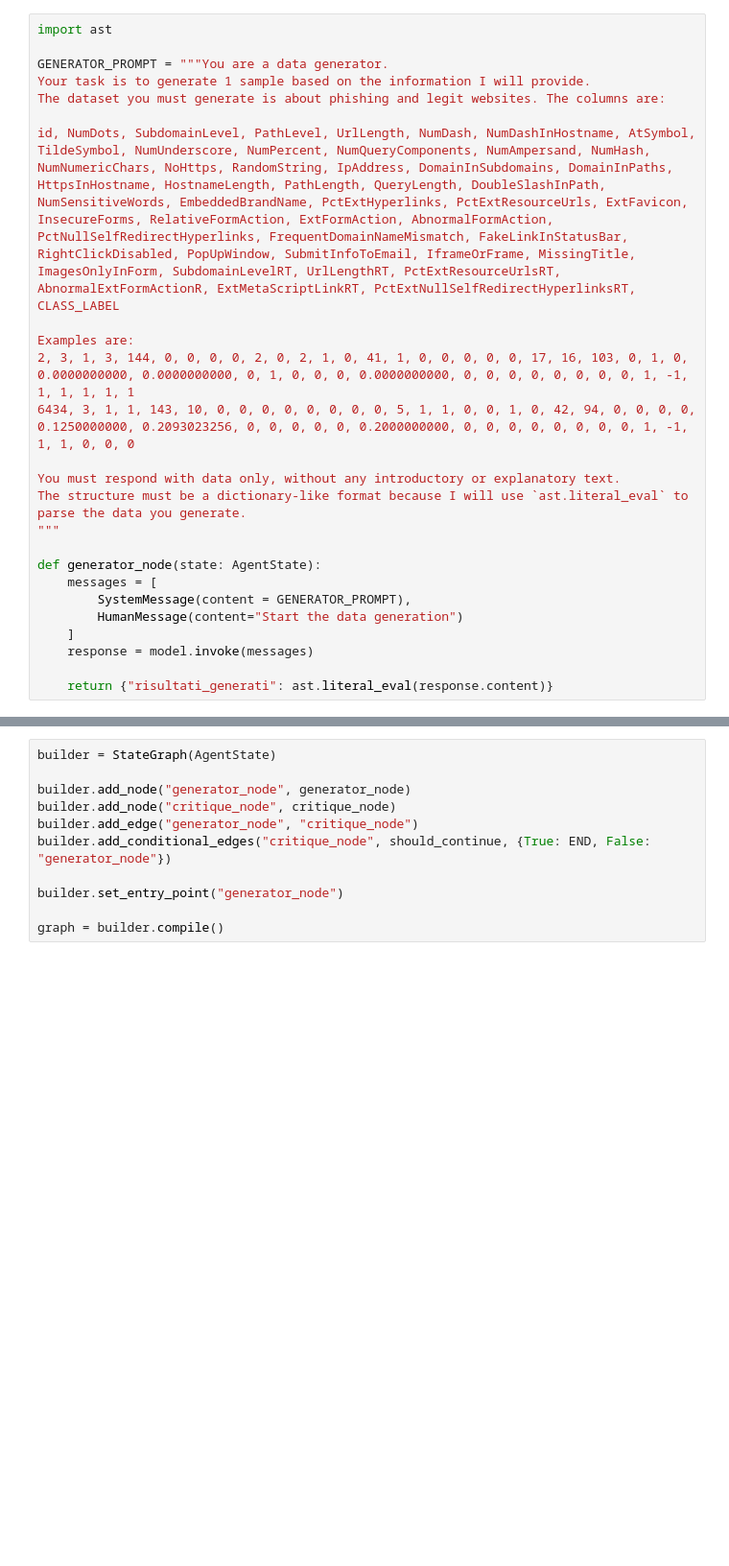
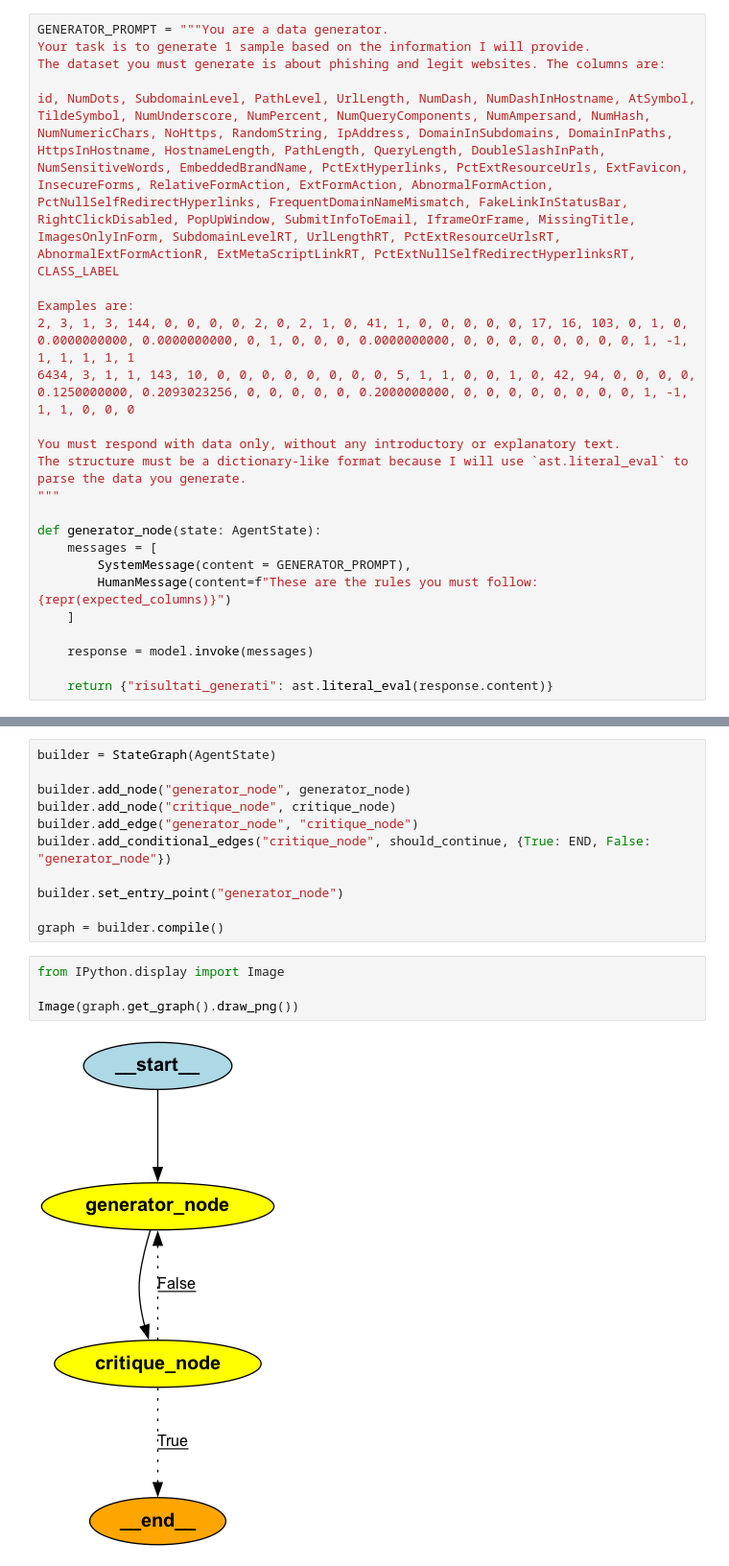
Before and after one commit to carlovend/Phishing-Legitimate-Analisys, a Jupyter notebook: data_generation/agent/agent.ipynb, the cells around one changed output, grey strips where cells are left out. Shown: that part at 96% size. Saved outputs shown, nothing was run; the diff lists cells and outputs as text; blank space fills up the shorter version.

```diff
--- a/data_generation/agent/agent.ipynb
+++ b/data_generation/agent/agent.ipynb
@@ -24,6 +75,4 @@ class AgentState(TypedDict):
 # %%
-import ast
-
 GENERATOR_PROMPT = """You are a data generator.
 Your task is to generate 1 sample based on the information I will provide.
 The dataset you must generate is about phishing and legit websites. The columns are:
@@ -41,8 +90,9 @@ The structure must be a dictionary-like format because I will use `ast.literal_e
 def generator_node(state: AgentState):
     messages = [
         SystemMessage(content = GENERATOR_PROMPT),
-        HumanMessage(content="Start the data generation")
+        HumanMessage(content=f"These are the rules you must follow: {repr(expected_columns)}")
     ]
+
     response = model.invoke(messages)
 
     return {"risultati_generati": ast.literal_eval(response.content)}
@@ -178,6 +179,12 @@ builder.add_conditional_edges("critique_node", should_continue, {True: END, Fals
 builder.set_entry_point("generator_node")
 
 graph = builder.compile()
+# %%
+from IPython.display import Image
+
+Image(graph.get_graph().draw_png())
+# %% [output]
+[figure, added]
 # %%
 import pandas as pd
 
```
Also changed, not shown: parts of 9 cells of this notebook, 1 other file.
